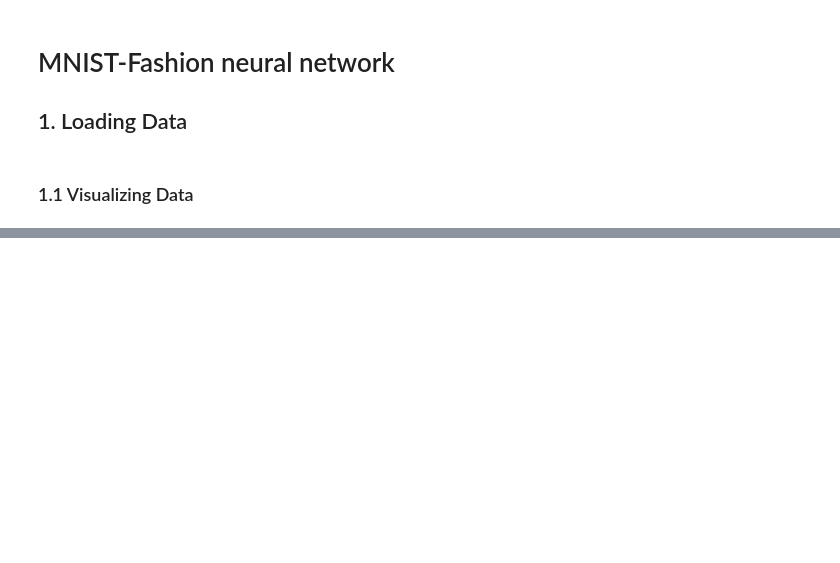
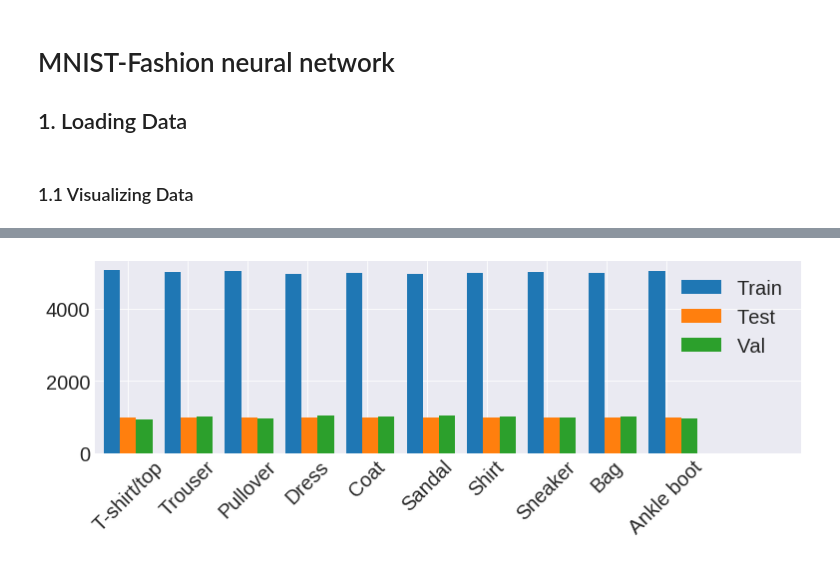
Before and after one commit to asdfbat/FYS-STK4155, a Jupyter notebook: Project3/src/Fashion_data.ipynb, the cells around one changed output, grey strips where cells are left out. Drawn from its saved outputs; the diff is of its cells as text; code cells hidden in the pictures; blank space fills up the shorter version.

```diff
--- a/Project3/src/Fashion_data.ipynb
+++ b/Project3/src/Fashion_data.ipynb
@@ -96,0 +97,10 @@ plt.tight_layout()
+# %%
+plt.figure(figsize=(10,4))
+plt.hist((Y_train, Y_test, Y_val), bins=10, align="left");
+plt.xticks(np.linspace(0, 8, 10), param_names, rotation=45);
+plt.xlim(-0.5, 10)
+plt.legend(["Train", "Test", "Val"])
+plt.tight_layout()
+plt.savefig("../figs/label_distribution.pdf", bbox_inches="tight");
+# %% [output]
+[figure, added]
```
Also changed, not shown: parts of 1 cell of this notebook, 3 other files.
